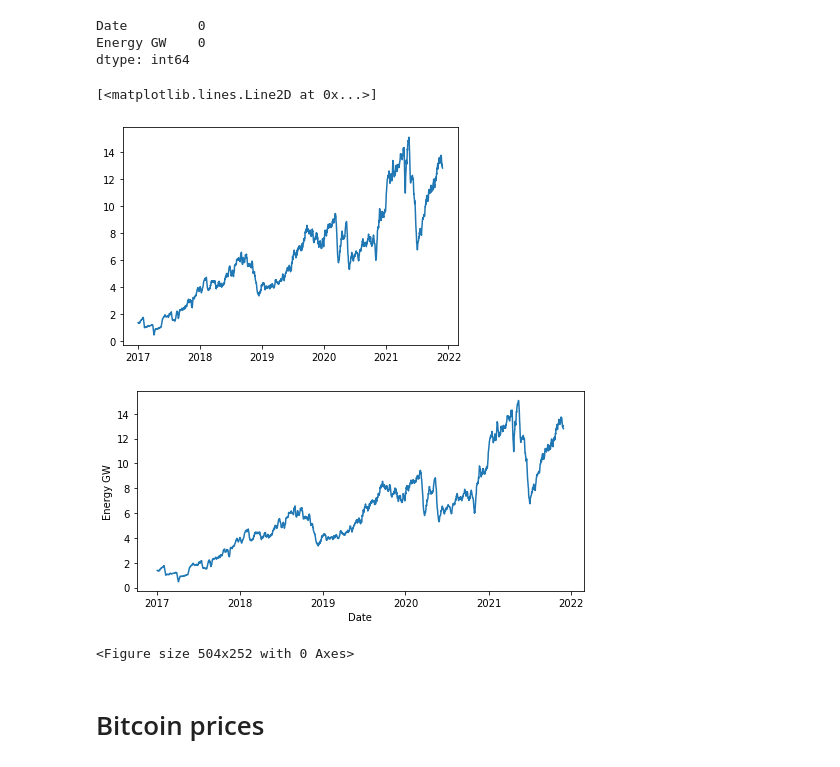
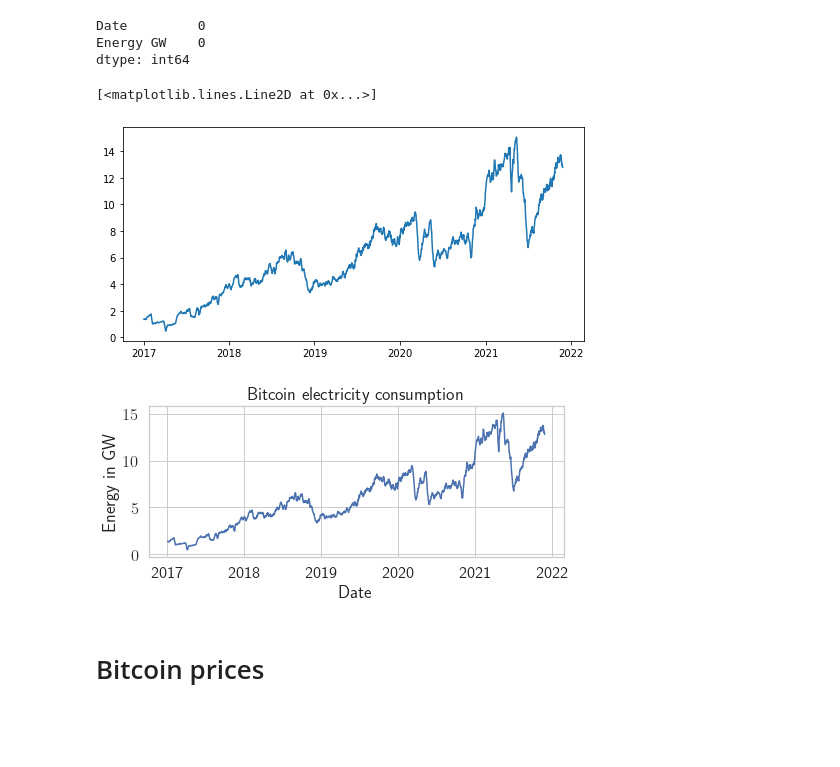
Before and after one commit to QuantLet/SDA_2021_St_Gallen, a Jupyter notebook: data_merging.ipynb, the cells around one changed output. Drawn from its saved outputs; the diff is of its cells as text; code cells hidden in the pictures; blank space fills up the shorter version.

```diff
--- a/data_merging.ipynb
+++ b/data_merging.ipynb
@@ -46,25 +46,32 @@ df_energy_clean.isna().sum()
 Date         0
 Energy GW    0
 dtype: int64
+# %%
+sns.set(font_scale=1.5, rc={'text.usetex': True})
+sns.set_style("whitegrid")
+
+from matplotlib import rcParams
+rcParams.update({'figure.autolayout': True})
 # %%
 x = df_energy_clean['Date']
 y = df_energy_clean['Energy GW']
 plt.plot(x, y)
 # %% [output]
 [<matplotlib.lines.Line2D at 0x...>]
-[figure, old version]
+[figure, new version]
 # %%
-plt.rcParams["figure.figsize"] = [7.00, 3.50]
+# plt.rcParams["figure.figsize"] = [7.00, 3.50]
 plt.rcParams["figure.autolayout"] = True
 
 ax = sns.lineplot(x="Date", y="Energy GW", data=df_energy_clean)
 # plt.xticks(rotation=15)
-# plt.title('seaborn-matplotlib example')
+plt.title('Bitcoin electricity consumption')
+ax.set(xlabel='Date', ylabel='Energy in GW')
+plt.savefig('images/energy.png', dpi=400)
 plt.show()
-plt.savefig('energy.png')
+plt.close()
 # %% [output]
-[figure, old version]
+[figure, new version]
-<Figure size 504x252 with 0 Axes>
 # %% [markdown]
 # Bitcoin prices
 # %%
```
Also changed, not shown: 4 other files.
